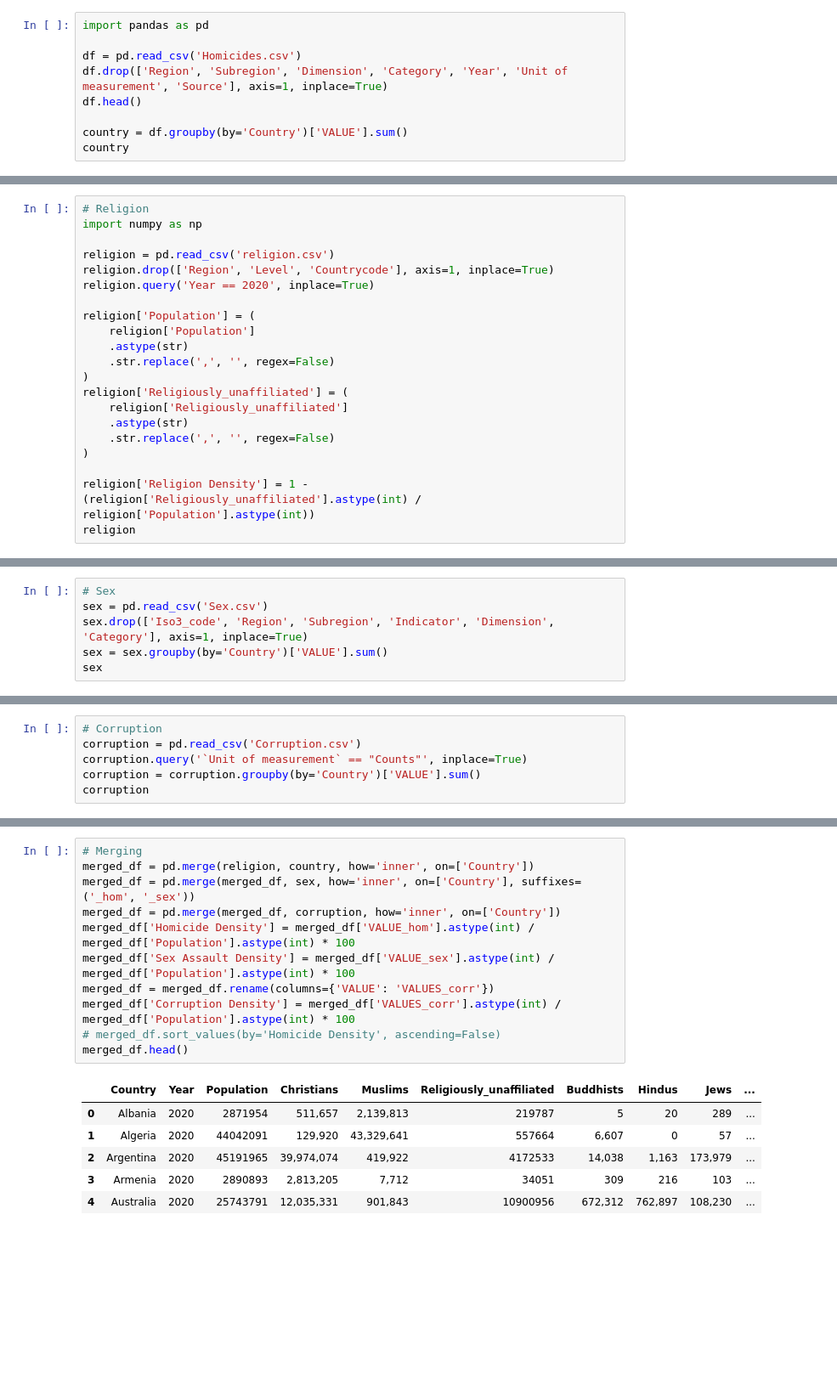
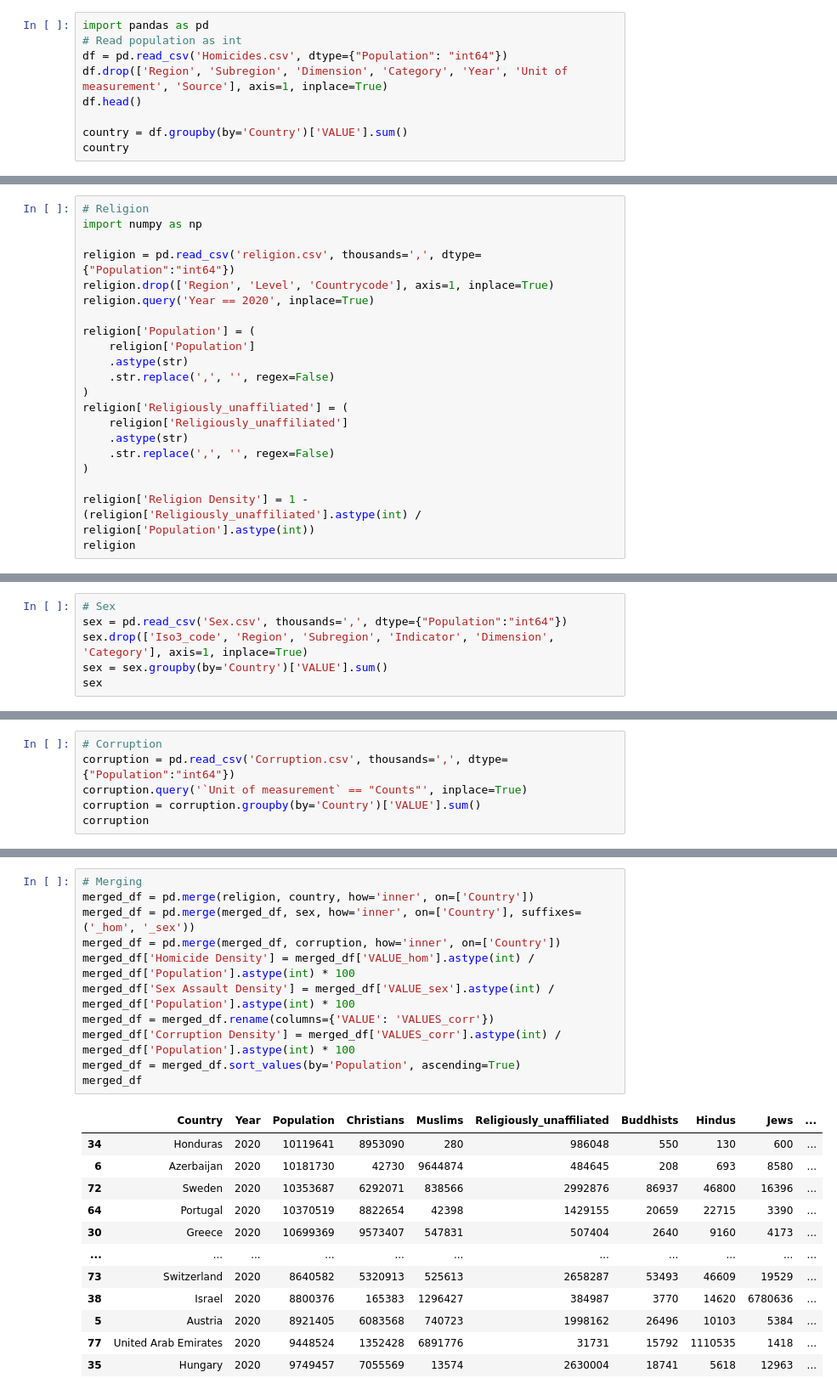
Before and after one commit to RajwatSingh/DS256_FinalProject, a Jupyter notebook: ReligionAndHomicides.ipynb, the cells around one changed output, grey strips where cells are left out. Shown at 85% size. Saved outputs shown, nothing was run; the diff lists cells and outputs as text; blank space fills up the shorter version.

Commit message:
Changed population to be int

```diff
--- a/ReligionAndHomicides.ipynb
+++ b/ReligionAndHomicides.ipynb
@@ -1,7 +1,7 @@
 # %%
 import pandas as pd
-
-df = pd.read_csv('Homicides.csv')
+# Read population as int
+df = pd.read_csv('Homicides.csv', dtype={"Population": "int64"})
 df.drop(['Region', 'Subregion', 'Dimension', 'Category', 'Year', 'Unit of measurement', 'Source'], axis=1, inplace=True)
 df.head()
 
@@ -11,7 +25,7 @@ country
 # Religion
 import numpy as np
 
-religion = pd.read_csv('religion.csv')
+religion = pd.read_csv('religion.csv', thousands=',', dtype={"Population":"int64"})
 religion.drop(['Region', 'Level', 'Countrycode'], axis=1, inplace=True)
 religion.query('Year == 2020', inplace=True)
 
@@ -31,6 +59,6 @@ religion
 # %%
 # Sex
-sex = pd.read_csv('Sex.csv')
+sex = pd.read_csv('Sex.csv', thousands=',', dtype={"Population":"int64"})
 sex.drop(['Iso3_code', 'Region', 'Subregion', 'Indicator', 'Dimension', 'Category'], axis=1, inplace=True)
 sex = sex.groupby(by='Country')['VALUE'].sum()
 sex
@@ -37,6 +79,6 @@ sex
 # %%
 # Corruption
-corruption = pd.read_csv('Corruption.csv')
+corruption = pd.read_csv('Corruption.csv', thousands=',', dtype={"Population":"int64"})
 corruption.query('`Unit of measurement` == "Counts"', inplace=True)
 corruption = corruption.groupby(by='Country')['VALUE'].sum()
 corruption
@@ -43,18 +99,24 @@ corruption
 # %%
 # Merging
 merged_df = pd.merge(religion, country, how='inner', on=['Country'])
 merged_df = pd.merge(merged_df, sex, how='inner', on=['Country'], suffixes=('_hom', '_sex'))
 merged_df = pd.merge(merged_df, corruption, how='inner', on=['Country'])
 merged_df['Homicide Density'] = merged_df['VALUE_hom'].astype(int) / merged_df['Population'].astype(int) * 100
 merged_df['Sex Assault Density'] = merged_df['VALUE_sex'].astype(int) / merged_df['Population'].astype(int) * 100
 merged_df = merged_df.rename(columns={'VALUE': 'VALUES_corr'})
 merged_df['Corruption Density'] = merged_df['VALUES_corr'].astype(int) / merged_df['Population'].astype(int) * 100
-# merged_df.sort_values(by='Homicide Density', ascending=False)
-merged_df.head()
+merged_df = merged_df.sort_values(by='Population', ascending=True)
+merged_df
 # %% [output]
 |  | Country | Year | Population | Christians | Muslims | Religiously_unaffiliated | Buddhists | Hindus | Jews | ... |
-| 0 | Albania | 2020 | 2871954 | 511,657 | 2,139,813 | 219787 | 5 | 20 | 289 | ... |
-| 1 | Algeria | 2020 | 44042091 | 129,920 | 43,329,641 | 557664 | 6,607 | 0 | 57 | ... |
-| 2 | Argentina | 2020 | 45191965 | 39,974,074 | 419,922 | 4172533 | 14,038 | 1,163 | 173,979 | ... |
-| 3 | Armenia | 2020 | 2890893 | 2,813,205 | 7,712 | 34051 | 309 | 216 | 103 | ... |
-| 4 | Australia | 2020 | 25743791 | 12,035,331 | 901,843 | 10900956 | 672,312 | 762,897 | 108,230 | ... |
+| 34 | Honduras | 2020 | 10119641 | 8953090 | 280 | 986048 | 550 | 130 | 600 | ... |
+| 6 | Azerbaijan | 2020 | 10181730 | 42730 | 9644874 | 484645 | 208 | 693 | 8580 | ... |
+| 72 | Sweden | 2020 | 10353687 | 6292071 | 838566 | 2992876 | 86937 | 46800 | 16396 | ... |
+| 64 | Portugal | 2020 | 10370519 | 8822654 | 42398 | 1429155 | 20659 | 22715 | 3390 | ... |
+| 30 | Greece | 2020 | 10699369 | 9573407 | 547831 | 507404 | 2640 | 9160 | 4173 | ... |
+| ... | ... | ... | ... | ... | ... | ... | ... | ... | ... | ... |
+| 73 | Switzerland | 2020 | 8640582 | 5320913 | 525613 | 2658287 | 53493 | 46609 | 19529 | ... |
+| 38 | Israel | 2020 | 8800376 | 165383 | 1296427 | 384987 | 3770 | 14620 | 6780636 | ... |
+| 5 | Austria | 2020 | 8921405 | 6083568 | 740723 | 1998162 | 26496 | 10103 | 5384 | ... |
+| 77 | United Arab Emirates | 2020 | 9448524 | 1352428 | 6891776 | 31731 | 15792 | 1110535 | 1418 | ... |
+| 35 | Hungary | 2020 | 9749457 | 7055569 | 13574 | 2630004 | 18741 | 5618 | 12963 | ... |
```
Also changed, not shown: parts of 5 cells of this notebook.
